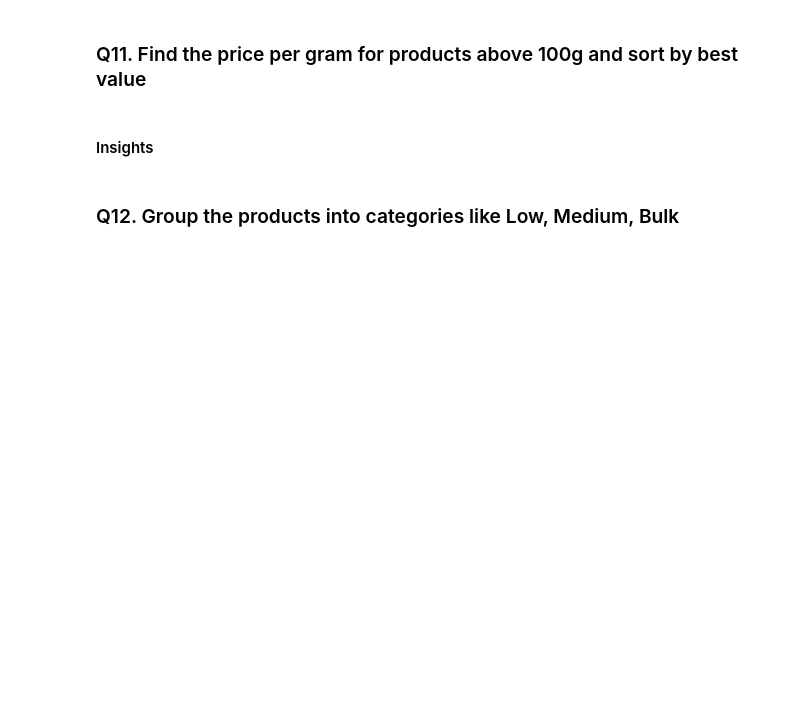
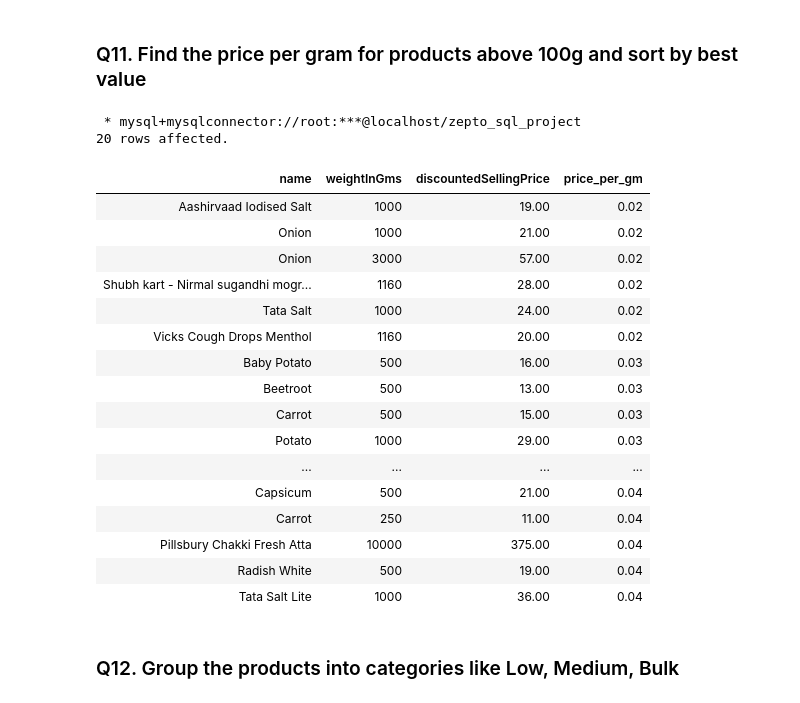
Before and after one commit to S8naK/E-Commerce-Inventory-Analysis, a Jupyter notebook: zepto_inventory_analysis.ipynb, the cells around one changed output. Saved outputs shown, nothing was run; the diff lists cells and outputs as text; code cells hidden in the pictures; blank space fills up the shorter version.

```diff
--- a/zepto_inventory_analysis.ipynb
+++ b/zepto_inventory_analysis.ipynb
@@ -540,8 +636,32 @@ ORDER BY Category, mrp DESC, name;
 ### Q11. Find the price per gram for products above 100g and sort by best value
 # %%
 %%sql
+
+SELECT DISTINCT name, weightInGms, discountedSellingPrice, ROUND(discountedSellingPrice/weightInGms, 2) AS price_per_gm
+FROM zepto_clean
+WHERE weightInGms >= 100
+ORDER BY price_per_gm
+LIMIT 20;
+# %% [output]
+ * mysql+mysqlconnector://root:***@localhost/zepto_sql_project
+20 rows affected.
+| name | weightInGms | discountedSellingPrice | price_per_gm |
+| Aashirvaad Iodised Salt | 1000 | 19.00 | 0.02 |
+| Onion | 1000 | 21.00 | 0.02 |
+| Onion | 3000 | 57.00 | 0.02 |
+| Shubh kart - Nirmal sugandhi mogr... | 1160 | 28.00 | 0.02 |
+| Tata Salt | 1000 | 24.00 | 0.02 |
+| Vicks Cough Drops Menthol | 1160 | 20.00 | 0.02 |
+| Baby Potato | 500 | 16.00 | 0.03 |
+| Beetroot | 500 | 13.00 | 0.03 |
+| Carrot | 500 | 15.00 | 0.03 |
+| Potato | 1000 | 29.00 | 0.03 |
+| ... | ... | ... | ... |
+| Capsicum | 500 | 21.00 | 0.04 |
+| Carrot | 250 | 11.00 | 0.04 |
+| Pillsbury Chakki Fresh Atta | 10000 | 375.00 | 0.04 |
+| Radish White | 500 | 19.00 | 0.04 |
+| Tata Salt Lite | 1000 | 36.00 | 0.04 |
-# %% [markdown]
-#### Insights
 # %% [markdown]
 ### Q12. Group the products into categories like Low, Medium, Bulk
 # %%
```
Also changed, not shown: parts of 25 cells of this notebook, 1 other file.
